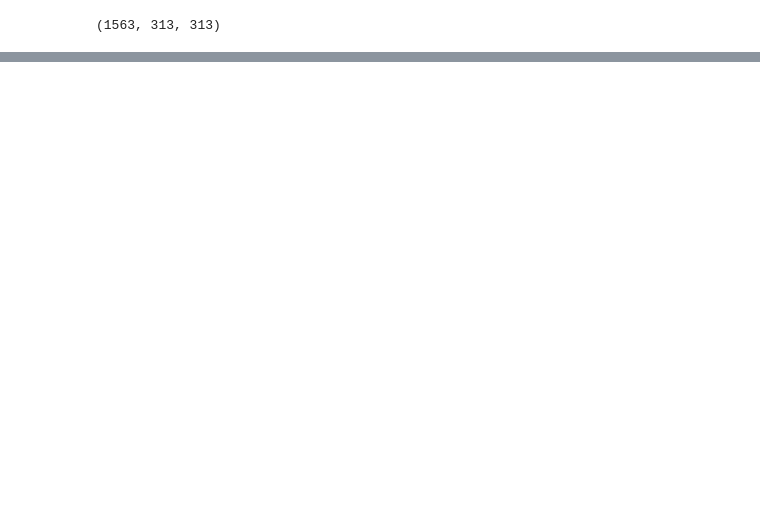
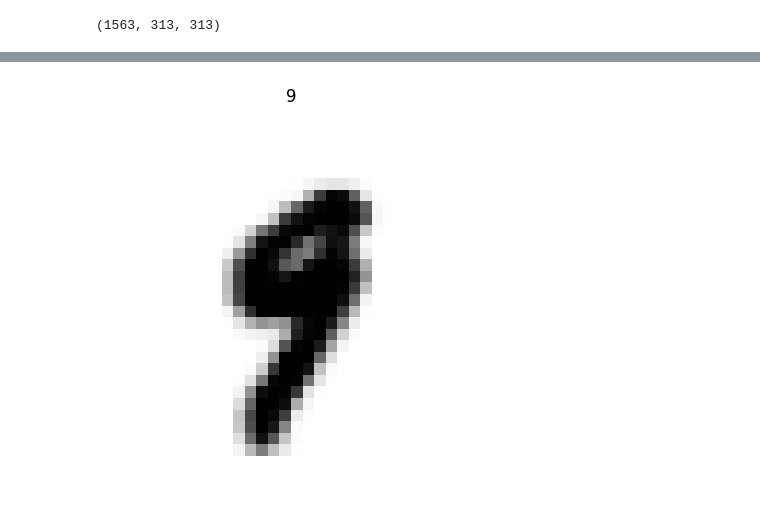
Before and after one commit to Sidharth-Darwin/PyTorch_Programs, a Jupyter notebook: LeNet.ipynb, the cells around one changed output, grey strips where cells are left out. Cells and saved outputs as stored; diff of their text form; code cells hidden in the pictures; blank space fills up the shorter version.

```diff
--- a/LeNet.ipynb
+++ b/LeNet.ipynb
@@ -254,0 +352,8 @@ Test Avg Loss: 0.0598 Accuracy: 97.960
+# %%
+plt.imshow(img.cpu().squeeze(), cmap=plt.cm.Greys)
+plt.title(label)
+plt.axis(False)
+plt.show()
+plt.close()
+# %% [output]
+[figure, added]
```
Also changed, not shown: parts of 13 cells of this notebook.
